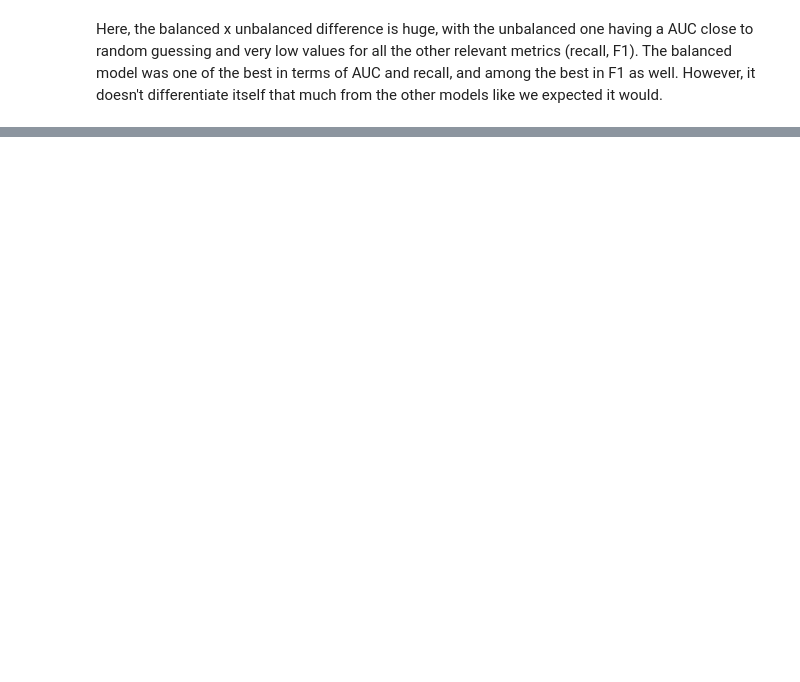
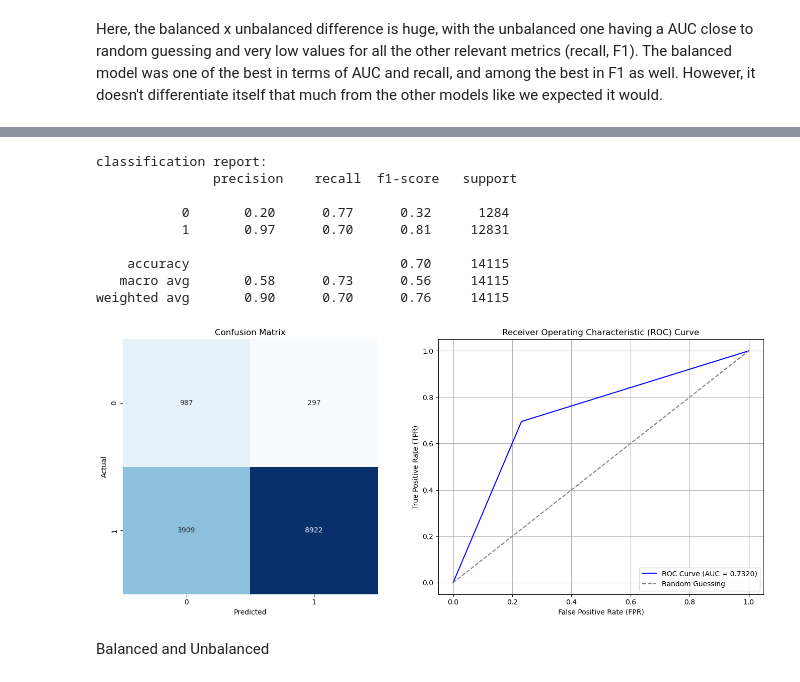
Before and after one commit to Barb02/IDS_project, a Jupyter notebook: customer.ipynb, the cells around one changed output, grey strips where cells are left out. Saved outputs shown, nothing was run; the diff lists cells and outputs as text; code cells hidden in the pictures; blank space fills up the shorter version.

```diff
--- a/customer.ipynb
+++ b/customer.ipynb
@@ -1427,0 +1488,45 @@ Here, the balanced x unbalanced difference is huge, with the unbalanced one havi
+# %%
+balanced_models = load_models([
+    "balanced_bayesian.pkl",
+    "balanced_dt.pkl",
+    "balanced_knn.pkl",
+    "balanced_rf.pkl",
+    "balanced_svm.pkl",
+    "balanced_xg.pkl",
+    "balanced_nn.pkl"
+])
+
+base_learners = [
+    ('bayesian', balanced_models[0]),
+    ('dt', balanced_models[1]),
+    ('knn', balanced_models[2]),
+    ('rf', balanced_models[3]),
+    ('svm', balanced_models[4]),
+    ('xg', balanced_models[5]),
+    ('nn', balanced_models[6])
+]
+
+
+meta_learner = LogisticRegression(class_weight='balanced', random_state=42)
+
+
+stacking_model = StackingClassifier(estimators=base_learners, final_estimator=meta_learner)
+
+
+stacking_model.fit(X_train, y_train)
+ensemble_preds_stacking = stacking_model.predict(X_test)
+# %%
+evaluation(y_test, ensemble_preds_stacking)
+# %% [output]
+classification report:
+               precision    recall  f1-score   support
+
+           0       0.20      0.77      0.32      1284
+           1       0.97      0.70      0.81     12831
+
+    accuracy                           0.70     14115
+   macro avg       0.58      0.73      0.56     14115
+weighted avg       0.90      0.70      0.76     14115
+[figure, added]
+# %% [markdown]
+Balanced and Unbalanced
```
Also changed, not shown: parts of 32 cells of this notebook, 15 other files.
